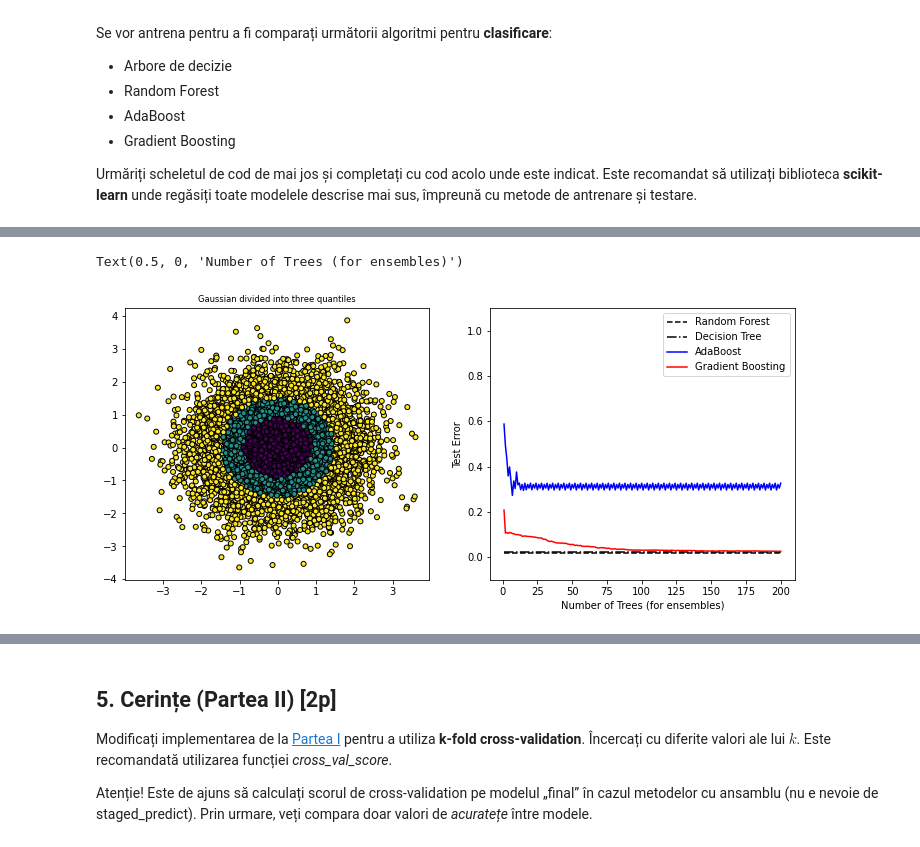
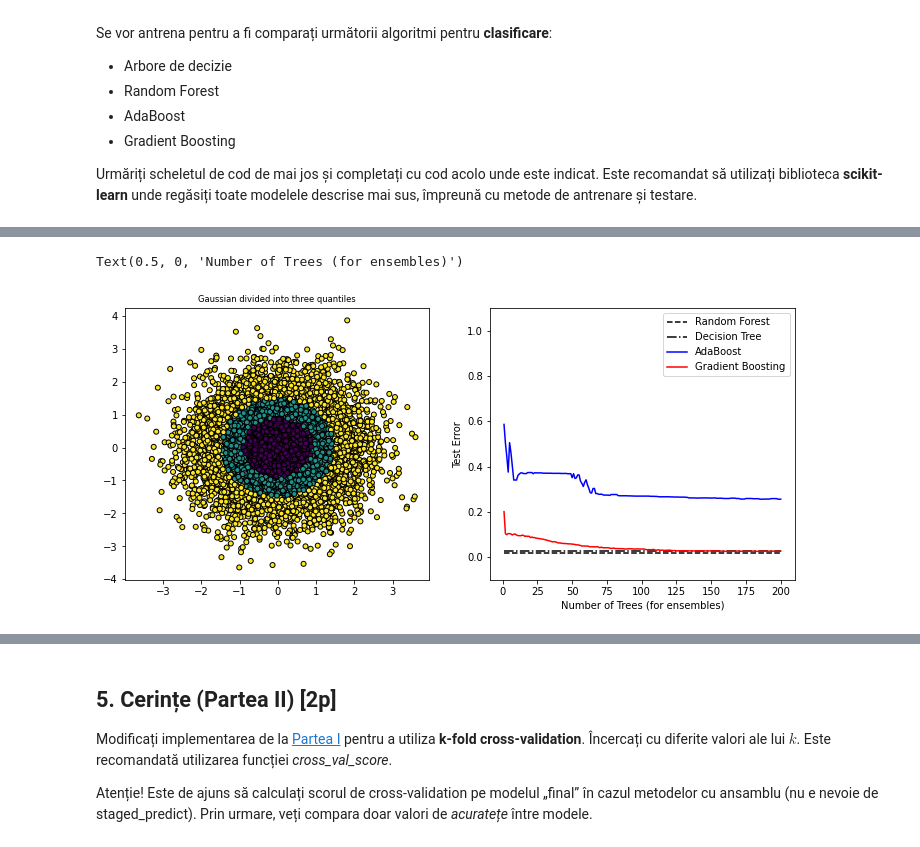
Before and after one commit to teodutu/ML, a Jupyter notebook: Laboratoare/Lab4/Laborator_4-Skel.ipynb, the cells around one changed output, grey strips where cells are left out. Drawn from its saved outputs; the diff is of its cells as text; code cells hidden in the pictures.

```diff
--- a/Laboratoare/Lab4/Laborator_4-Skel.ipynb
+++ b/Laboratoare/Lab4/Laborator_4-Skel.ipynb
@@ -112,9 +112,9 @@ X_train, X_test, y_train, y_test = train_test_split(X, y, test_size=split_percen
 # De exemplu, numărul de clasificatori slabi (n_estimators, dacă este cazul) pentru fiecare dintre modele.
 n_est = 200
 
-decision_tree = DecisionTreeClassifier()
-random_forest = RandomForestClassifier(n_estimators=n_est)
-adaboost = AdaBoostClassifier(n_estimators=n_est)
+decision_tree = DecisionTreeClassifier(max_depth=12)
+random_forest = RandomForestClassifier(n_estimators=n_est, max_depth=12)
+adaboost = AdaBoostClassifier(n_estimators=n_est, learning_rate=0.2)
 gradient_boosting = GradientBoostingClassifier(n_estimators=n_est)
 
 # TODO 3 - Antrenați modelele pe seturile de date
@@ -140,31 +140,31 @@ N = max(len(adaboost_errors),len(gradient_boosting_errors))
 random_forest_errors = [random_forest_error] * N
 decision_tree_errors = [decision_tree_error] * N
 
 # TODO 5 - Variați numărul de estimatori (și alți parametri relevanți) ai metodelor cu ansamblu și
 # explicați rezultatele
 plt.figure(figsize=(12, 5))
 
 plt.subplot(121)
 plt.title("Gaussian divided into three quantiles", fontsize='small')
 plt.scatter(X[:, 0], X[:, 1], marker='o', c=y, s=25, edgecolor='k')
 
 plt.subplot(122)
 plt.plot(range(1, len(random_forest_errors) + 1),
          random_forest_errors, c='black',
          linestyle='dashed', label='Random Forest')
 plt.plot(range(1, len(decision_tree_errors) + 1),
          decision_tree_errors, c='black',
          linestyle='-.', label='Decision Tree')
 plt.plot(range(1, len(adaboost_errors) + 1),
          adaboost_errors, c='blue',
          linestyle='-', label='AdaBoost')
 plt.plot(range(1, len(gradient_boosting_errors) + 1),
          gradient_boosting_errors, c='red',
          linestyle='-', label='Gradient Boosting')
 plt.legend()
 plt.ylim(-0.1, 1.1)
 plt.ylabel('Test Error')
 plt.xlabel('Number of Trees (for ensembles)')
 # %% [output]
 Text(0.5, 0, 'Number of Trees (for ensembles)')
-[figure, old version]
+[figure, new version]
```
Also changed, not shown: parts of 4 cells of this notebook, 1 other file.
